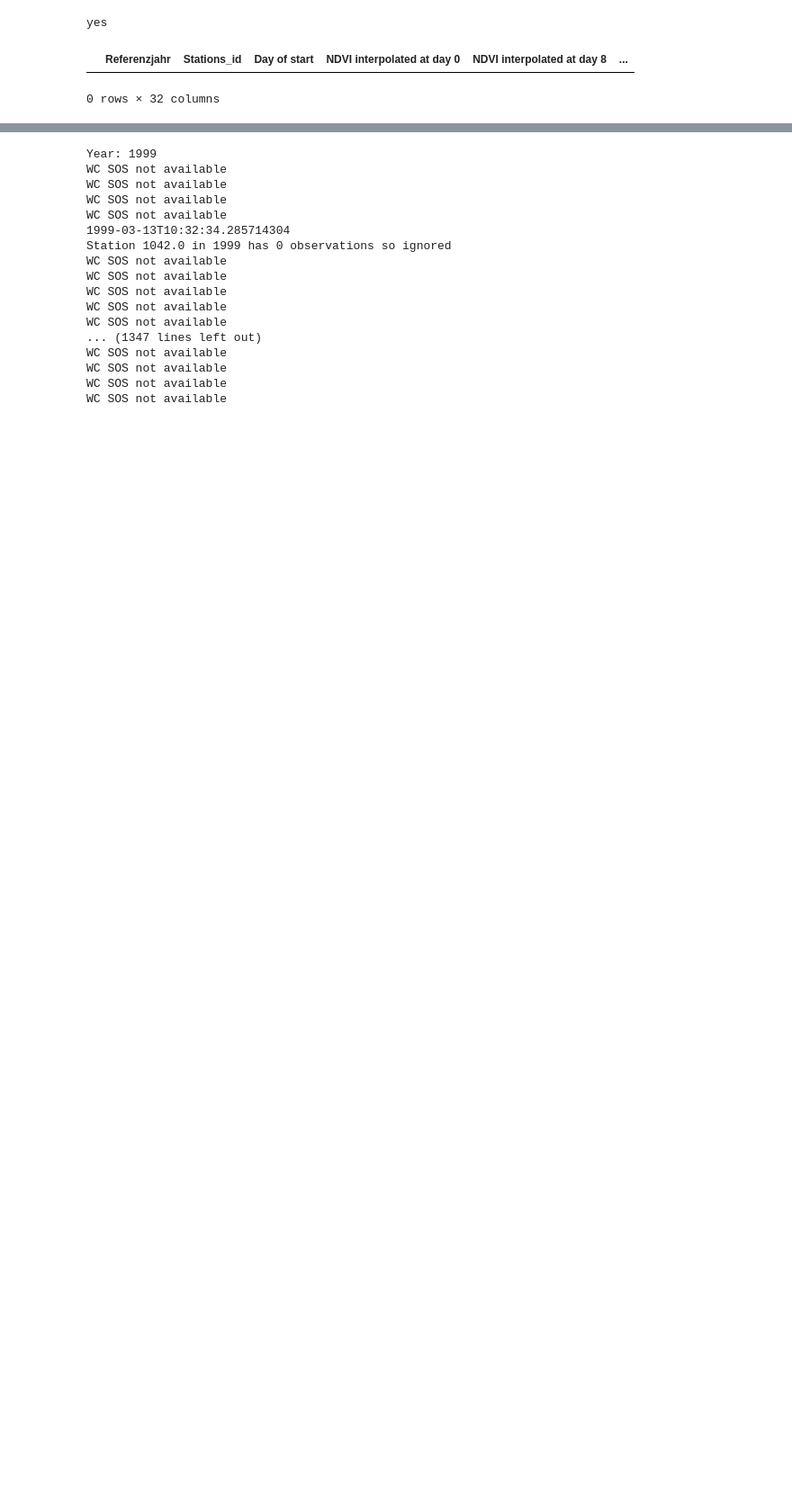
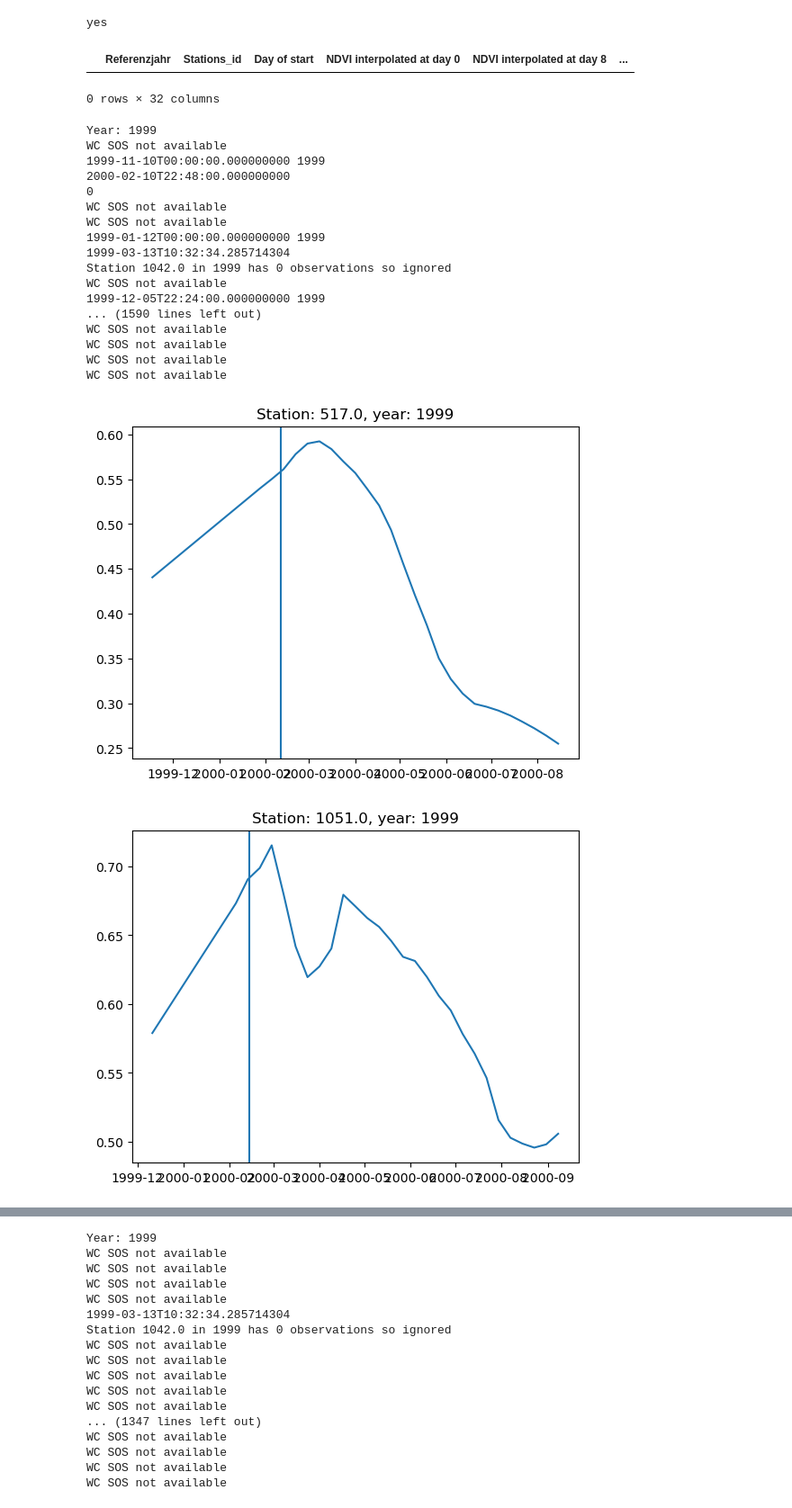
Before and after one commit to MartinP556/Satellite_Feature_Extraction, a Jupyter notebook: first_try_logit2.ipynb, the cells around one changed output, grey strips where cells are left out. Shown at 90% size. Drawn from its saved outputs; the diff is of its cells as text; code cells hidden in the pictures; blank space fills up the shorter version.

```diff
--- a/first_try_logit2.ipynb
+++ b/first_try_logit2.ipynb
@@ -163,7 +163,9 @@ def calculate_append_LSP_frame(results, values, Times, first_date, LSP_method, y
     elif LSP_method == 'savgol_raw':
         LSPs = savgol_raw(values, Times, first_date, window_length=7, polyorder=2)
         if Times_for_plot is not None:
-            smoothed_values = scipy.signal.savgol_filter(values, window_length=16, polyorder=2, deriv=0)
+            smoothed_values = scipy.signal.savgol_filter(values, window_length=7, polyorder=2, deriv=0)
+            if smoothed_values[0] < 0.1:
+                print(values)
             fig, ax = plt.subplots()
             ax.plot(Times_for_plot, smoothed_values)
             ax.axvline(observed_anthesis)
@@ -199,6 +201,7 @@ def LSP_at_stations(ds, start_year, end_year,
                 ds_station.loc[:, 'date'] = pd.to_datetime(ds_station.loc[:, 'date'])#, format='%Y-%m-%d-%H-%M-%S')
                 try:
                     SOS_date = phen_data.loc[(phen_data['Stations_id'] == station) & (phen_data['Referenzjahr'] == year)]['WC SOS date'].values[0]
+                    print(SOS_date, year)
                 except:
                     print('WC SOS not available')
                     continue
@@ -253,6 +256,8 @@ def LSP_at_stations(ds, start_year, end_year,
                         ds_interpolated = ds_interpolated.where((days > ds_station['SOS'].iloc[0] - 60)*(days < ds_station['SOS'].iloc[0] + 240)).dropna(how='all') #90, 290
                         #ds_interpolated = ds_interpolated.resample(f'{MVI_window}D').interpolate()
                         #print(ds_interpolated['time'])
+                    else:
+                        ds_interpolated = ds_interpolated.loc[(ds_interpolated['time'] >= SOS_date)]
                 else:
                     ds_interpolated = data_cleaning.map_max_value_int(ds_station_year, window_size=MVI_window)
             #except:
@@ -398,7 +403,8 @@ phen_data_CIMMYT = data_cleaning.columns_to_datetime(phen_data_CIMMYT, ['Plantin
 phen_data_CIMMYT = phen_data_CIMMYT.rename(columns={'AnthesisDate': 'observed time to beginning of flowering'})
 phen_data_CIMMYT = prepare_African_phen_ds(phen_data_CIMMYT, 'beginning of flowering')#'PlantingDate',
 phen_data_CIMMYT = phen_data_CIMMYT.loc[(phen_data_CIMMYT['observed time to beginning of flowering'] - phen_data_CIMMYT['WC SOS date']).dt.days < 240]
-#phen_data_CIMMYT['WC SOS date'] = phen_data_CIMMYT['PlantingDate']
+phen_data_CIMMYT['WC SOS date'] = phen_data_CIMMYT['PlantingDate']
+phen_data_CIMMYT['Referenzjahr'] = phen_data_CIMMYT['WC SOS date'].dt.year
 # %% [output]
 yes
 # %%
@@ -411,3 +417,32 @@ LSP_frame_savgol.merge(phen_data_CIMMYT, on=['Referenzjahr', 'Stations_id'])
 ds_t2m = pd.read_csv('C:\\Users\\wlwc1989\\Documents\\Phenology_Test_Notebooks\\phenology_dwd\\results_for_comparing\\Maize_ML_data2_t2m.csv')
 ds_t2m = ds_t2m.drop(['Unnamed: 0'] + [f't2m at day {n}' for n in range(200)], axis = 1)
 ds_t2m = ds_t2m.dropna(subset = ['observed time to beginning of flowering'])
+# %%
+LSP_frame_savgol = get_LSPs(1999, 2009, LSP_method = 'savgol_raw',
+                    interp_method = 'MVI', instrument='MODIS',
+                    last_index=110, step=10, file_path='MODIS\\Kenya\\averages\\CIMMYT_averaged',
+                    separate_year_files = False,
+                    MVI_window= 8, threshold_percentages = np.arange(0, 1, 0.01),
+                    buffer = 120, phen_data = phen_data_CIMMYT, data_type = 'CIMMYT_averaged',
+                    Africa=True)#1204
+LSP_frame_savgol.to_csv('C:\\Users\\wlwc1989\\Documents\\Phenology_Test_Notebooks\\phenology_dwd\\results_for_comparing\\LSP_savgol_raw_MODIS_SSA_PD_SOS.csv')
+# %% [output]
+Year: 1999
+WC SOS not available
+1999-11-10T00:00:00.000000000 1999
+2000-02-10T22:48:00.000000000
+0
+WC SOS not available
+WC SOS not available
+1999-01-12T00:00:00.000000000 1999
+1999-03-13T10:32:34.285714304
+Station 1042.0 in 1999 has 0 observations so ignored
+WC SOS not available
+1999-12-05T22:24:00.000000000 1999
+... (1590 lines left out)
+WC SOS not available
+WC SOS not available
+WC SOS not available
+WC SOS not available
+[figure, added]
+[figure, added]
```
Also changed, not shown: parts of 3 cells of this notebook.
